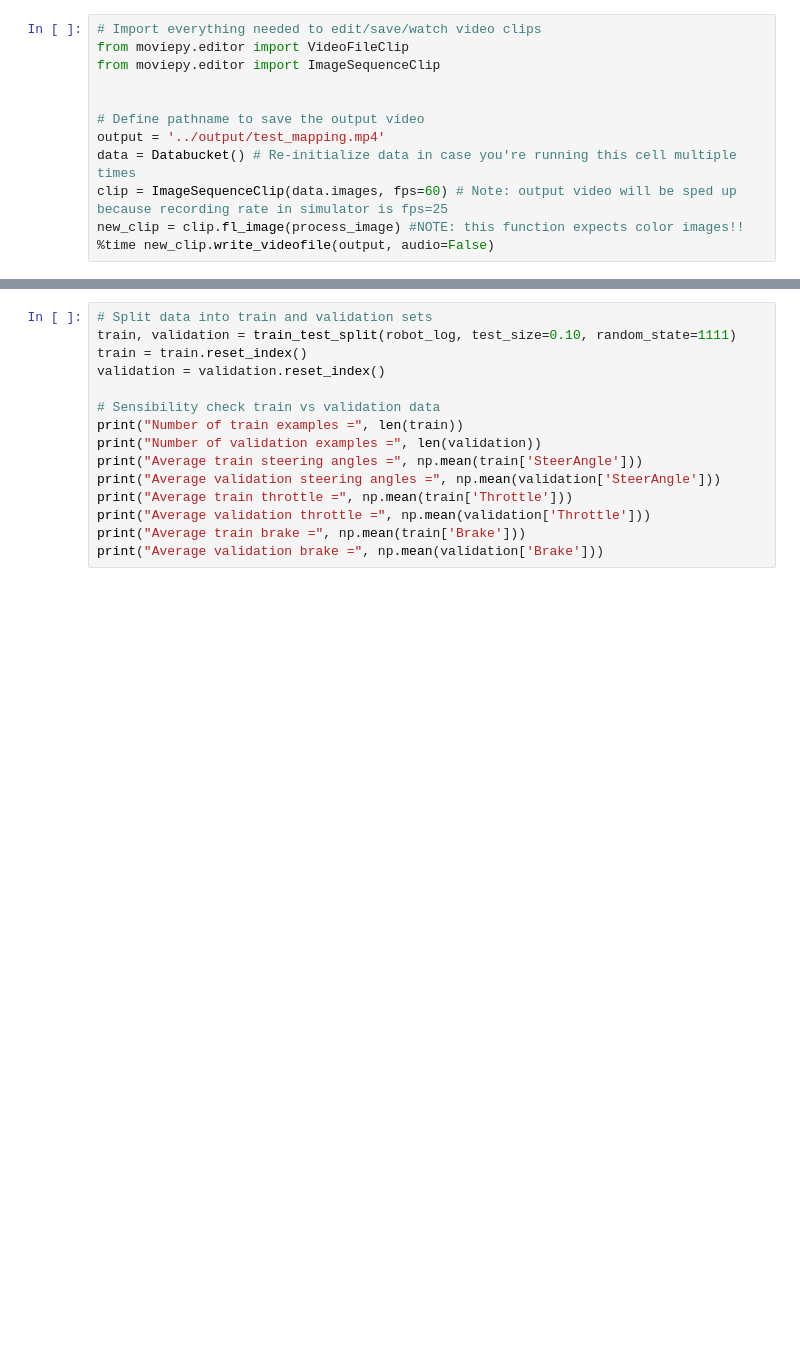
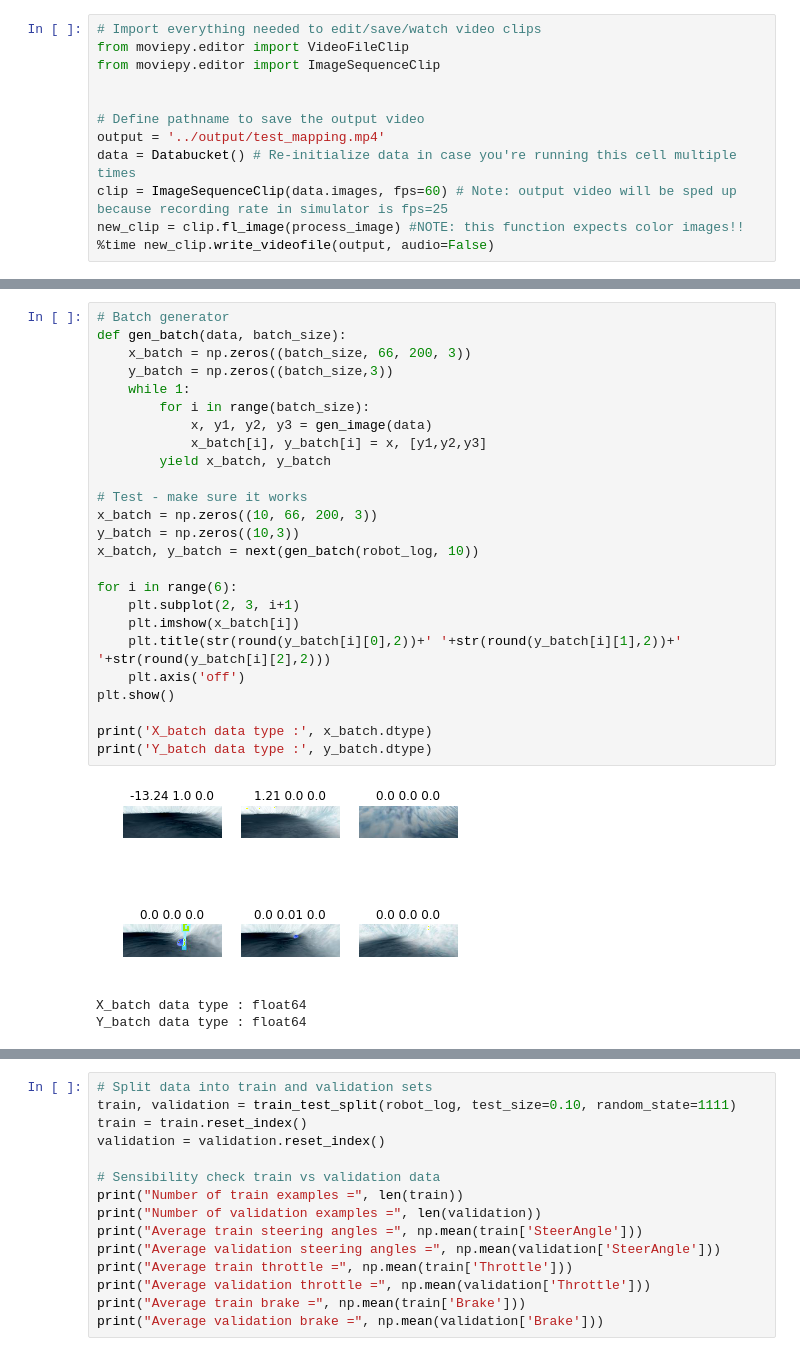
Before and after one commit to LuLi0077/Robotics, a Jupyter notebook: Rover/Rover_test.ipynb, the cells around one changed output, grey strips where cells are left out. Saved outputs shown, nothing was run; the diff lists cells and outputs as text; blank space fills up the shorter version.

```diff
--- a/Rover/Rover_test.ipynb
+++ b/Rover/Rover_test.ipynb
@@ -426,0 +397,29 @@ model.compile(optimizer="adam", loss="mse")
+# %%
+# Batch generator
+def gen_batch(data, batch_size):
+    x_batch = np.zeros((batch_size, 66, 200, 3))
+    y_batch = np.zeros((batch_size,3))
+    while 1:
+        for i in range(batch_size):
+            x, y1, y2, y3 = gen_image(data)
+            x_batch[i], y_batch[i] = x, [y1,y2,y3]
+        yield x_batch, y_batch
+
+# Test - make sure it works
+x_batch = np.zeros((10, 66, 200, 3))
+y_batch = np.zeros((10,3))
+x_batch, y_batch = next(gen_batch(robot_log, 10))
+
+for i in range(6):
+    plt.subplot(2, 3, i+1)
+    plt.imshow(x_batch[i])
+    plt.title(str(round(y_batch[i][0],2))+' '+str(round(y_batch[i][1],2))+' '+str(round(y_batch[i][2],2)))
+    plt.axis('off')
+plt.show()
+
+print('X_batch data type :', x_batch.dtype)
+print('Y_batch data type :', y_batch.dtype)
+# %% [output]
+[figure, added]
+X_batch data type : float64
+Y_batch data type : float64
```
Also changed, not shown: parts of 7 cells of this notebook.
